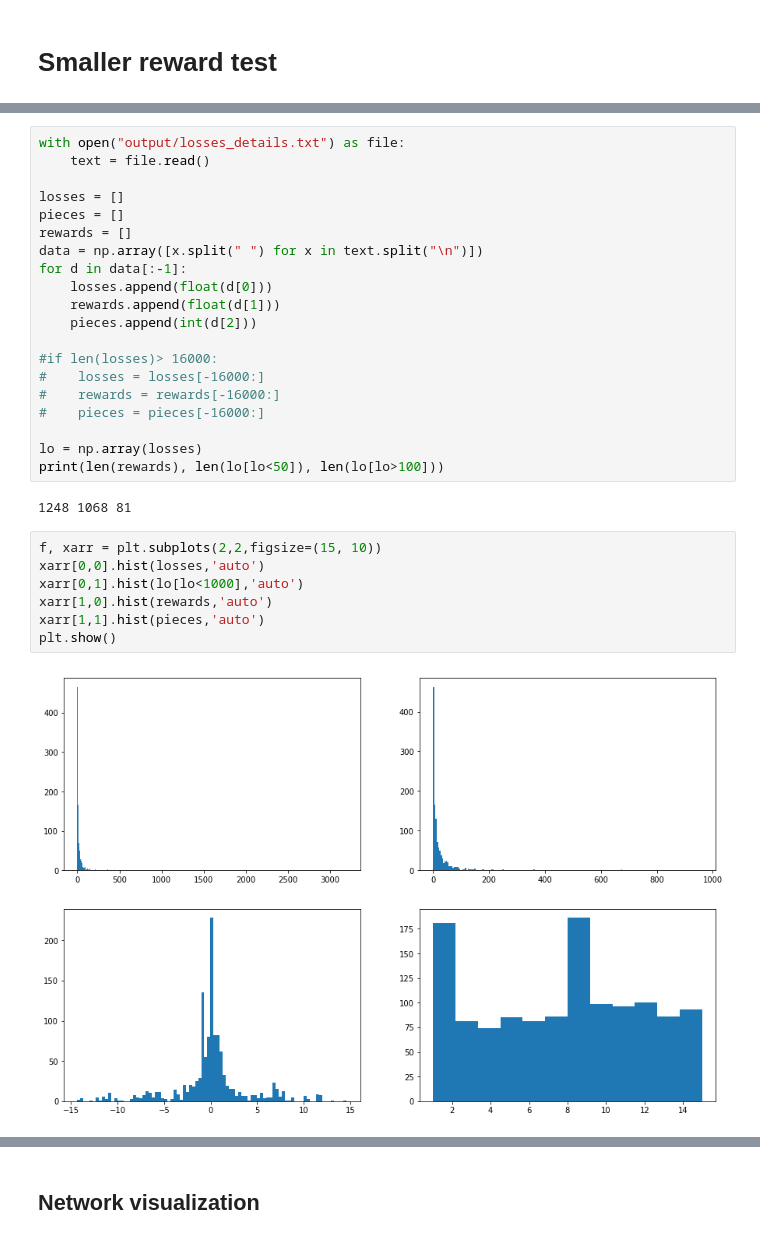
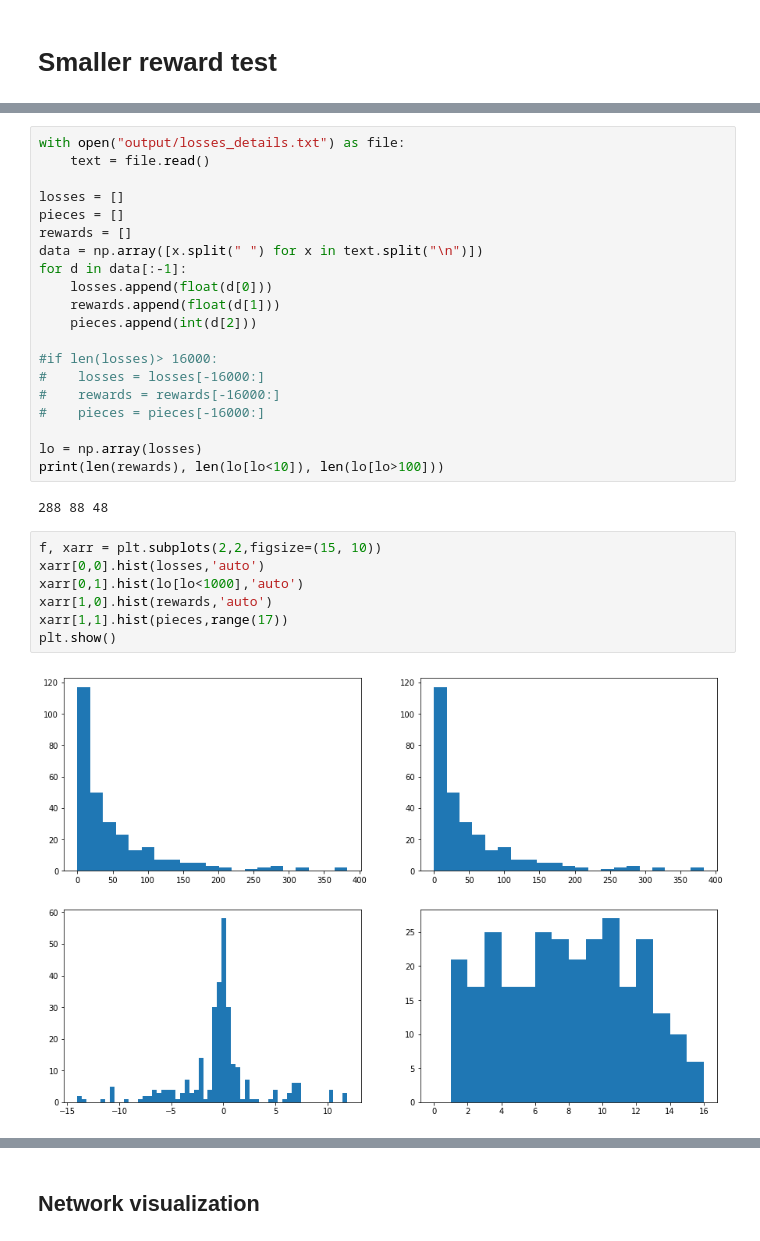
Before and after one commit to valsdav/qQuarto, a Jupyter notebook: Visualize Train.ipynb, the cells around one changed output, grey strips where cells are left out. Cells and saved outputs as stored; diff of their text form.

```diff
--- a/Visualize Train.ipynb
+++ b/Visualize Train.ipynb
@@ -211,18 +209,18 @@ for d in data[:-1]:
 #    pieces = pieces[-16000:]
 
 lo = np.array(losses)
-print(len(rewards), len(lo[lo<50]), len(lo[lo>100]))
+print(len(rewards), len(lo[lo<10]), len(lo[lo>100]))
 # %% [output]
-1248 1068 81
+288 88 48
 # %%
 f, xarr = plt.subplots(2,2,figsize=(15, 10))
 xarr[0,0].hist(losses,'auto')
 xarr[0,1].hist(lo[lo<1000],'auto')
 xarr[1,0].hist(rewards,'auto')
-xarr[1,1].hist(pieces,'auto')
+xarr[1,1].hist(pieces,range(17))
 plt.show()
 # %% [output]
-[figure, old version]
+[figure, new version]
 # %%
 f, xarr = plt.subplots(2,2,figsize=(15, 10))
 xarr[0,0].scatter(rewards, losses, c=range(len(pieces)))
```
Also changed, not shown: parts of 23 cells of this notebook, 3 other files.
